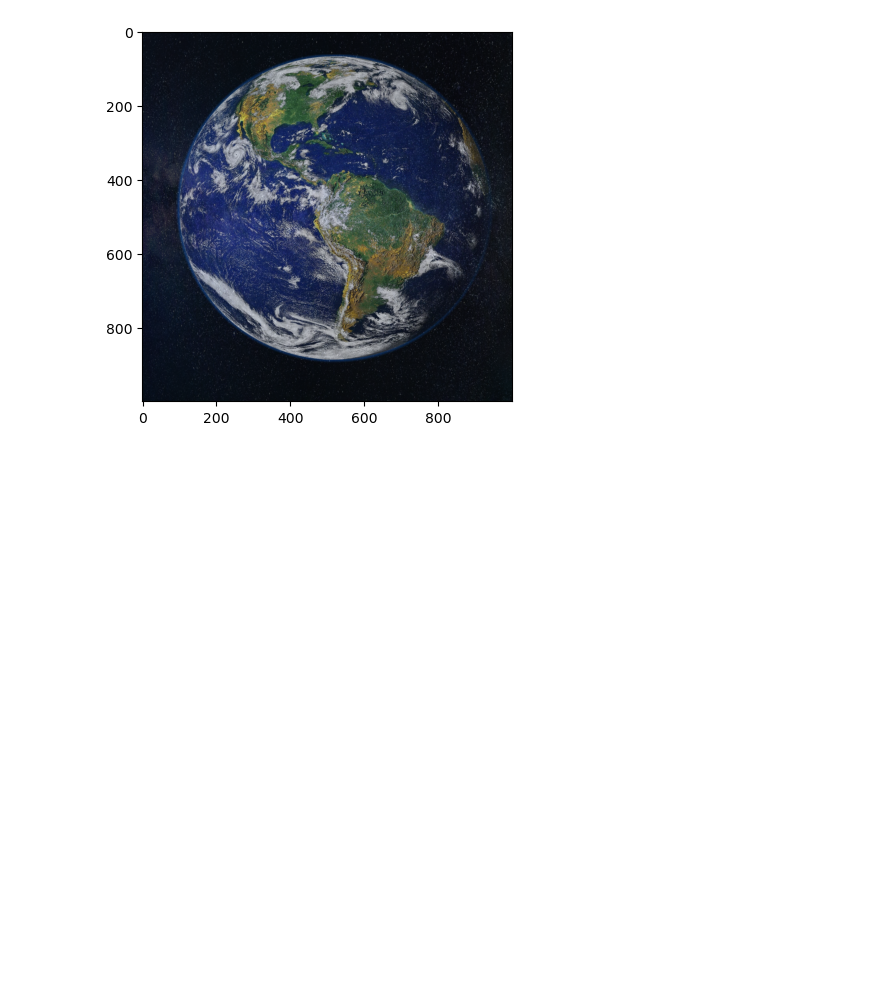
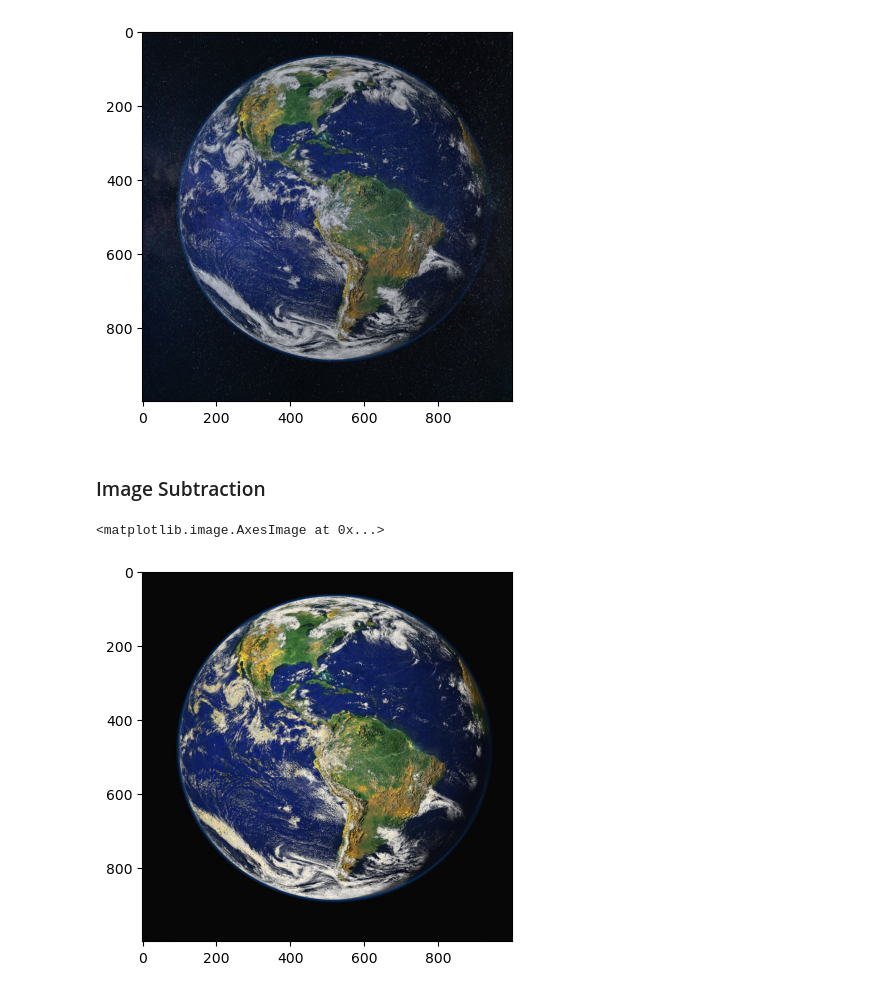
Before and after one commit to Dhruv-Srivastava/Digital-Image-Processing-Coursework, a Jupyter notebook: Week 05/image-arithemetic.ipynb, the cells around one changed output. Cells and saved outputs as stored; diff of their text form; code cells hidden in the pictures; blank space fills up the shorter version.

Commit message:
Add image subtraction

```diff
--- a/Week 05/image-arithemetic.ipynb
+++ b/Week 05/image-arithemetic.ipynb
@@ -50,3 +50,11 @@ plt.imshow(img_add_weighted)
 # %% [output]
 <matplotlib.image.AxesImage at 0x...>
 [figure]
+# %% [markdown]
+### Image Subtraction
+# %%
+img_foreground = cv.subtract(img_add, background)
+plt.imshow(img_foreground)
+# %% [output]
+<matplotlib.image.AxesImage at 0x...>
+[figure, added]
```
Also changed, not shown: parts of 1 cell of this notebook.
